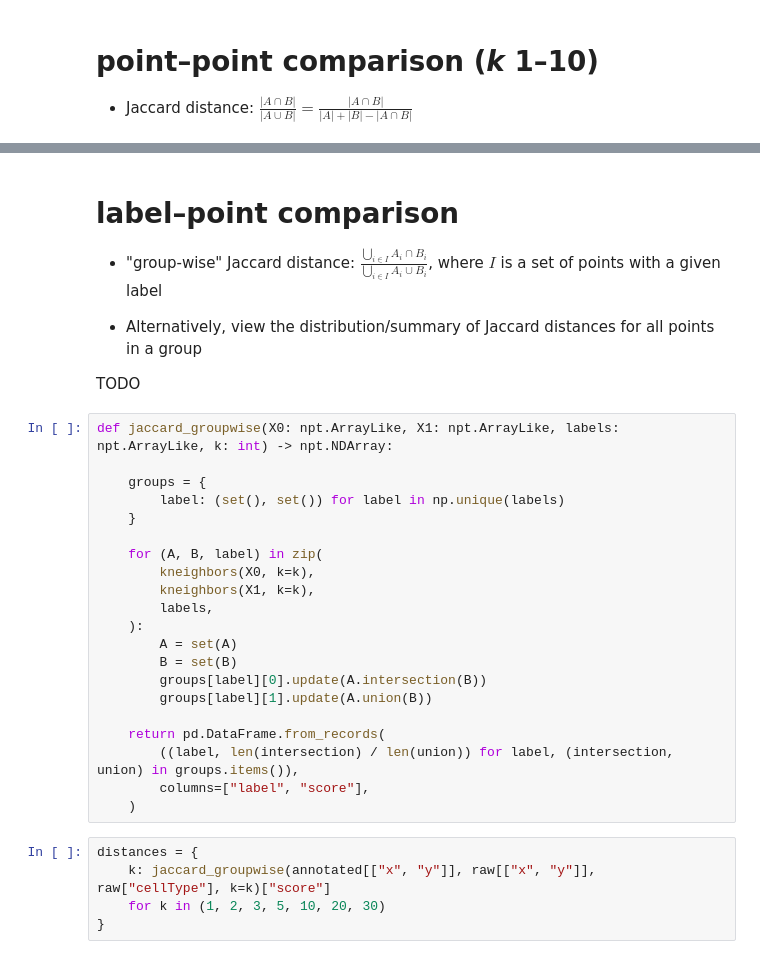
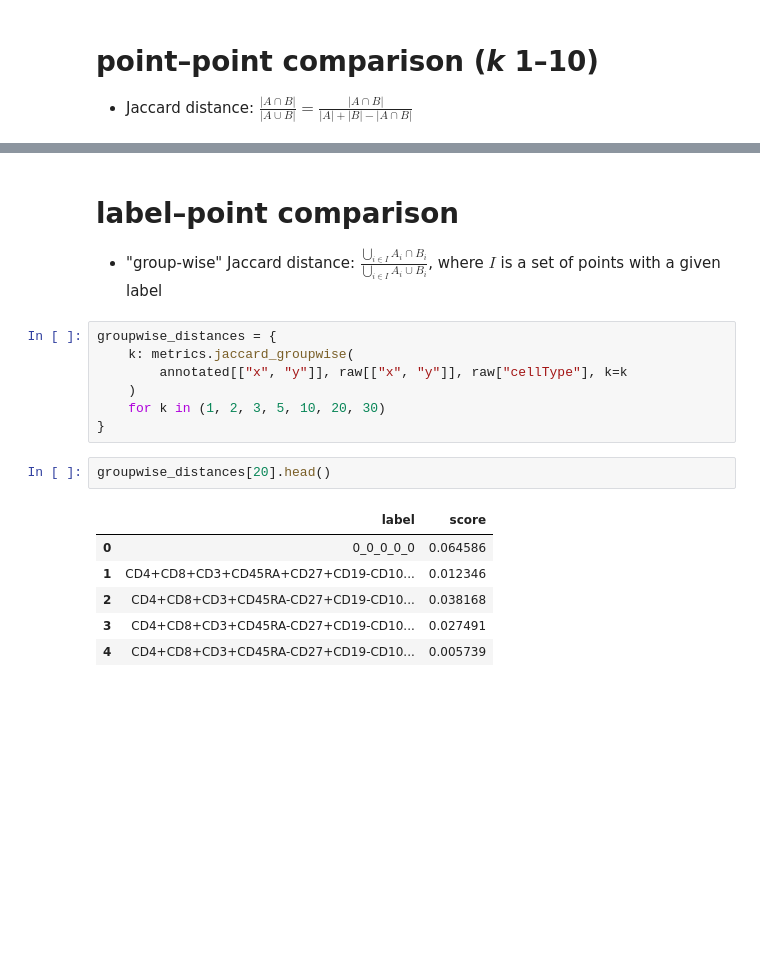
Before and after one commit to OzetteTech/comparative-embedding-visualization, a Jupyter notebook: notebooks/neighborhood-analysis.ipynb, the cells around one changed output, grey strips where cells are left out. Saved outputs shown, nothing was run; the diff lists cells and outputs as text; blank space fills up the shorter version.

```diff
--- a/notebooks/neighborhood-analysis.ipynb
+++ b/notebooks/neighborhood-analysis.ipynb
@@ -66,34 +42,20 @@ sns.ecdfplot(distances)
 # label–point comparison
 
 - "group-wise" Jaccard distance: $\frac{\bigcup_{i \in I} A_i \cap B_i}{\bigcup_{i \in I} A_i \cup B_i}$, where $I$ is a set of points with a given label
-
-- Alternatively, view the distribution/summary of Jaccard distances for all points in a group
-
-TODO
-# %%
-def jaccard_groupwise(X0: npt.ArrayLike, X1: npt.ArrayLike, labels: npt.ArrayLike, k: int) -> npt.NDArray:
-
-    groups = {
-        label: (set(), set()) for label in np.unique(labels)
-    }
-
-    for (A, B, label) in zip(
-        kneighbors(X0, k=k),
-        kneighbors(X1, k=k),
-        labels,
-    ):
-        A = set(A)
-        B = set(B)
-        groups[label][0].update(A.intersection(B))
-        groups[label][1].update(A.union(B))
-
-    return pd.DataFrame.from_records(
-        ((label, len(intersection) / len(union)) for label, (intersection, union) in groups.items()),
-        columns=["label", "score"],
-    )
 # %%
-distances = {
-    k: jaccard_groupwise(annotated[["x", "y"]], raw[["x", "y"]], raw["cellType"], k=k)["score"]
+groupwise_distances = {
+    k: metrics.jaccard_groupwise(
+        annotated[["x", "y"]], raw[["x", "y"]], raw["cellType"], k=k
+    )
     for k in (1, 2, 3, 5, 10, 20, 30)
 }
+# %%
+groupwise_distances[20].head()
+# %% [output]
+|  | label | score |
+| 0 | 0_0_0_0_0 | 0.064586 |
+| 1 | CD4+CD8+CD3+CD45RA+CD27+CD19-CD10... | 0.012346 |
+| 2 | CD4+CD8+CD3+CD45RA-CD27+CD19-CD10... | 0.038168 |
+| 3 | CD4+CD8+CD3+CD45RA-CD27+CD19-CD10... | 0.027491 |
+| 4 | CD4+CD8+CD3+CD45RA-CD27+CD19-CD10... | 0.005739 |
 # %%
```
Also changed, not shown: parts of 15 cells of this notebook, 2 other files.
